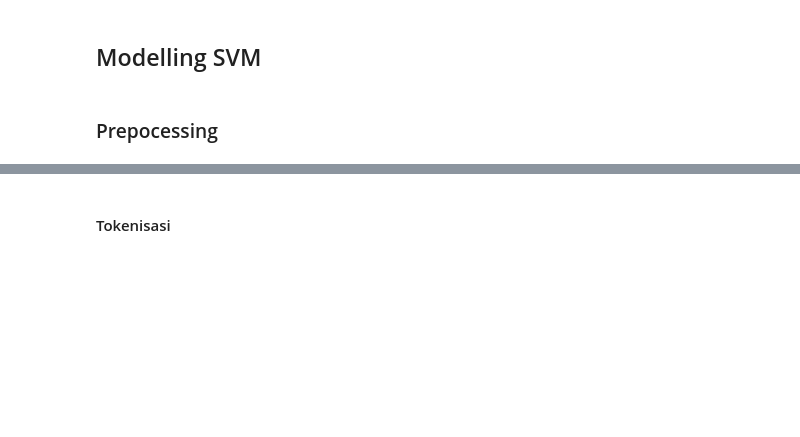
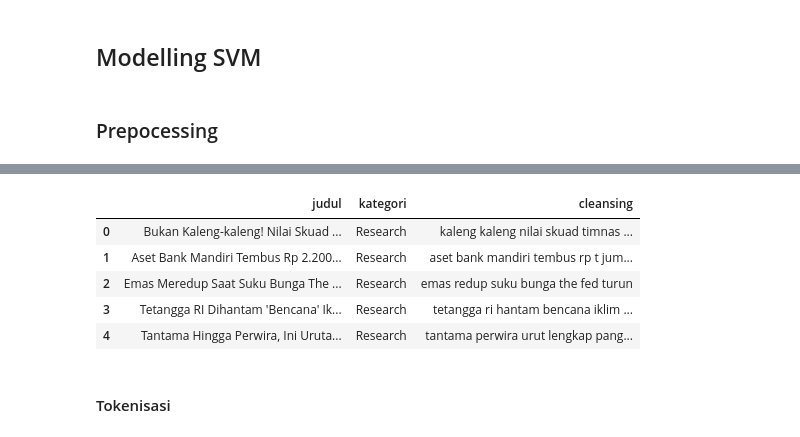
Before and after one commit to rrayhka/pencarian-penambangan-web, a Jupyter notebook: ppw_book/tugas-2-vsm.ipynb, the cells around one changed output, grey strips where cells are left out. Saved outputs shown, nothing was run; the diff lists cells and outputs as text; code cells hidden in the pictures; blank space fills up the shorter version.

```diff
--- a/ppw_book/tugas-2-vsm.ipynb
+++ b/ppw_book/tugas-2-vsm.ipynb
@@ -85,3 +209,12 @@ $$
+# %%
+df.head()
+# %% [output]
+|  | judul | kategori | cleansing |
+| 0 | Bukan Kaleng-kaleng! Nilai Skuad ... | Research | kaleng kaleng nilai skuad timnas ... |
+| 1 | Aset Bank Mandiri Tembus Rp 2.200... | Research | aset bank mandiri tembus rp t jum... |
+| 2 | Emas Meredup Saat Suku Bunga The ... | Research | emas redup suku bunga the fed turun |
+| 3 | Tetangga RI Dihantam 'Bencana' Ik... | Research | tetangga ri hantam bencana iklim ... |
+| 4 | Tantama Hingga Perwira, Ini Uruta... | Research | tantama perwira urut lengkap pang... |
 # %% [markdown]
 #### Tokenisasi
 # %% [markdown]
```
Also changed, not shown: parts of 16 cells of this notebook.
